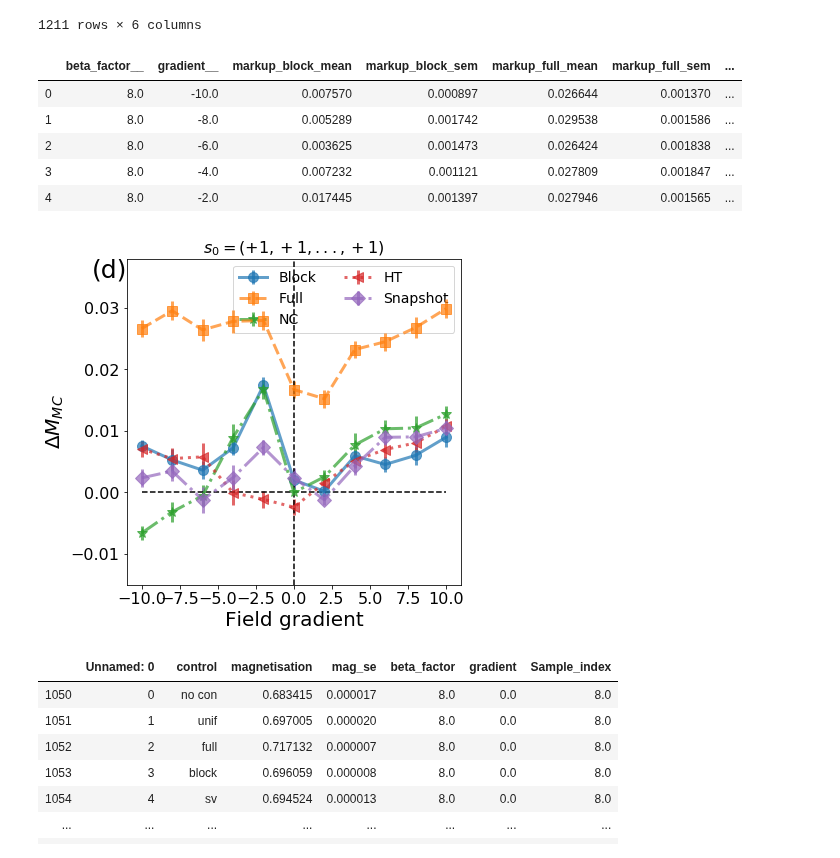
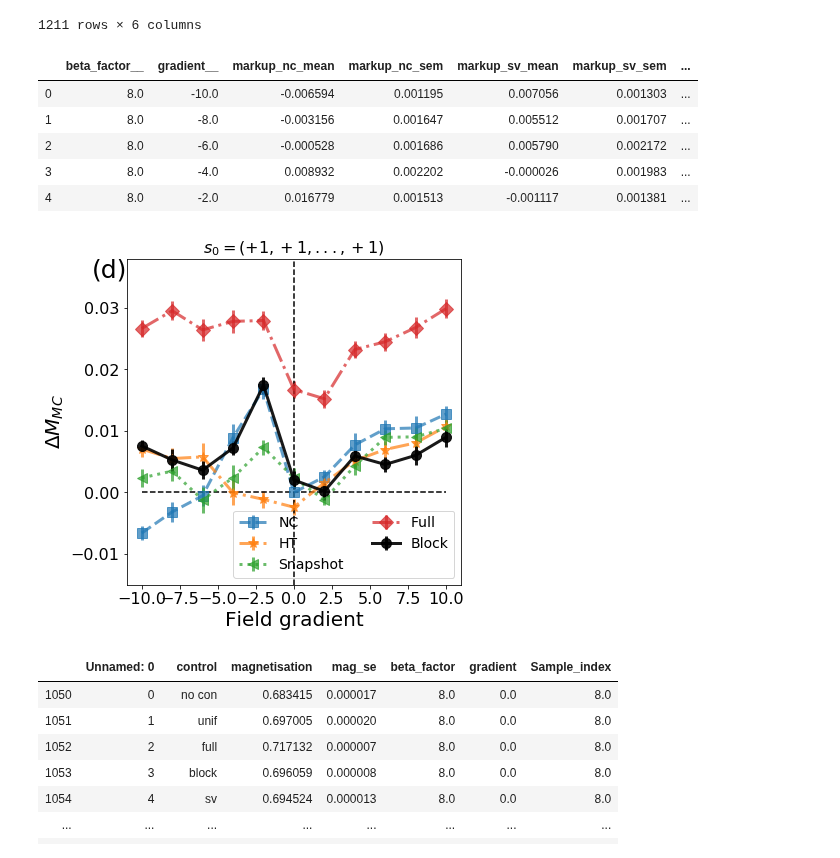
Before and after one commit to MGarrod1/unobserved_spin_influence, a Jupyter notebook: Figures_3-4_Pokec/fig4-b-c-plots.ipynb, the cells around one changed output. Cells and saved outputs as stored; diff of their text form; code cells hidden in the pictures.

Commit message:
make block control black and less alpha to standout

```diff
--- a/Figures_3-4_Pokec/fig4-b-c-plots.ipynb
+++ b/Figures_3-4_Pokec/fig4-b-c-plots.ipynb
@@ -12,7 +12,7 @@ import matplotlib
 import pylab
 import itertools
 # %%
-init_sign=1.0
+init_sign=-1.0
 
 if init_sign==1.0:
     eval_data = pd.read_csv("Data/Pokec_control_eval_data_positive_start_neg_g.csv").append(pd.read_csv('Data/Pokec_control_eval_data_positive.csv'))
@@ -38,7 +38,8 @@ eval_data
 | 1049 | 6 | snapshot | 0.542697 | 0.000007 | 8.0 | 10.0 |
 1211 rows × 6 columns
 # %%
-control_names = ['block','full','nc','sv','snapshot']
+# control_names = ['block','full','nc','sv','snapshot']
+control_names = ['nc','sv','snapshot','full','block']
 # %%
 beta_choice = 8.0 #8.0
 eval_data = eval_data.loc[eval_data['beta_factor']==beta_choice]
@@ -53,12 +54,12 @@ grouped = pivotted.groupby(['beta_factor_','gradient_']).agg({f'markup_{k}':[np.
 grouped.columns=grouped.columns.map('_'.join)
 grouped.head()
 # %% [output]
-|  | beta_factor__ | gradient__ | markup_block_mean | markup_block_sem | markup_full_mean | markup_full_sem | ... |
-| 0 | 8.0 | -10.0 | 0.007570 | 0.000897 | 0.026644 | 0.001370 | ... |
-| 1 | 8.0 | -8.0 | 0.005289 | 0.001742 | 0.029538 | 0.001586 | ... |
-| 2 | 8.0 | -6.0 | 0.003625 | 0.001473 | 0.026424 | 0.001838 | ... |
-| 3 | 8.0 | -4.0 | 0.007232 | 0.001121 | 0.027809 | 0.001847 | ... |
-| 4 | 8.0 | -2.0 | 0.017445 | 0.001397 | 0.027946 | 0.001565 | ... |
+|  | beta_factor__ | gradient__ | markup_nc_mean | markup_nc_sem | markup_sv_mean | markup_sv_sem | ... |
+| 0 | 8.0 | -10.0 | -0.006594 | 0.001195 | 0.007056 | 0.001303 | ... |
+| 1 | 8.0 | -8.0 | -0.003156 | 0.001647 | 0.005512 | 0.001707 | ... |
+| 2 | 8.0 | -6.0 | -0.000528 | 0.001686 | 0.005790 | 0.002172 | ... |
+| 3 | 8.0 | -4.0 | 0.008932 | 0.002202 | -0.000026 | 0.001983 | ... |
+| 4 | 8.0 | -2.0 | 0.016779 | 0.001513 | -0.001117 | 0.001381 | ... |
 # %%
 gradient = list(grouped['gradient__'])
 
@@ -67,8 +68,9 @@ cmap = pylab.cm.get_cmap("tab10", 6)    # PiYG
 #hex_codes = [matplotlib.colors.rgb2hex(cmap(i)[:3]) for i in  range(cmap.N)]
 hex_codes  = [matplotlib.colors.rgb2hex(pal) for pal in  sns.color_palette()]
 col= itertools.cycle(tuple(hex_codes))
-marker_styles = itertools.cycle(('o','s','*','<',"D","P"))
-line_styles = itertools.cycle(('-', '--', '-.', ':','-.'))
+# marker_styles = itertools.cycle(('o','s','*','<',"D","P"))
+marker_styles = itertools.cycle(('s','*','<',"D","P"))
+line_styles = itertools.cycle(( '--', '-.', ':','-.'))
 
 
 def name_map(label) :
@@ -98,41 +100,51 @@ for con in control_names :
         zero_g_index=gradient.index(0.0)
         mean_markup[zero_g_index]=0.0
         sem_markup[zero_g_index]=0.0
 
-    col_current=next(col)
-    plt.errorbar(gradient,mean_markup,yerr=sem_markup,label=name_map(con)
-                 ,mfc=f'{col_current}',mec=f'{col_current}',
-                 color=f'{col_current}',
-                 marker=f'{next(marker_styles)}',
-                linestyle=f'{next(line_styles)}',alpha=0.7,markersize=10,lw=3.0)
+
+    if con == 'block' :
+        plt.errorbar(gradient,mean_markup,yerr=sem_markup,label=name_map(con)
+                 ,mfc=f'k',mec=f'k',
+                 color=f'k',
+                 marker=f'o',
+                linestyle=f'-',alpha=0.9,markersize=10,lw=3.0)
+    else :
+        col_current=next(col)
+        plt.errorbar(gradient,mean_markup,yerr=sem_markup,label=name_map(con)
+                     ,mfc=f'{col_current}',mec=f'{col_current}',
+                     color=f'{col_current}',
+                     marker=f'{next(marker_styles)}',
+                    linestyle=f'{next(line_styles)}',alpha=0.7,markersize=10,lw=3.0)
 
 plt.plot([-10,10],[0,0],'k--')
 
 plt.xlabel("Field gradient",fontsize=20)
 plt.ylabel("$\Delta M_{MC}$",fontsize=20 )
 plt.yticks(fontsize=16)
 plt.xticks(fontsize=16)
 #plt.legend(fontsize=14,ncol=2,loc='upper left')
-ax.legend(fontsize=14,ncol=2,loc='upper right').set_zorder(0)
+
+if init_sign==1.0 :
+    ax.legend(fontsize=14,ncol=2,loc='lower right').set_zorder(0)
 
 #plt.xlim(-11,11)
 #plt.xlim(-1,1)
 #plt.xlim(-1,19)
 plt.ylim(-0.015,0.038)
 #plt.ylim(-0.015,0.017)
 plt.plot([0,0],[-0.015,0.038],'k--')
 
 
 if init_sign==-1.0:
     plt.text(-13.3,0.035,'(c)',fontsize=25)
     plt.title("$s_0=(-1,-1,...,-1)$",fontsize=16)
 elif init_sign==1.0:
     plt.text(-13.3,0.035,'(d)',fontsize=25)
     plt.title("$s_0=(+1,+1,...,+1)$",fontsize=16)
 
 plt.savefig(f"Plots/Pokec_markup_as_grad_beta_{beta_choice}_{init_sign}".replace('.','-') + ".jpg",bbox_inches='tight')
 # %% [output]
-[figure, old version]
+[figure, new version]
 # %%
 single_gradient=eval_data.loc[eval_data['gradient']==0]
 single_gradient
```
Also changed, not shown: parts of 3 cells of this notebook.
